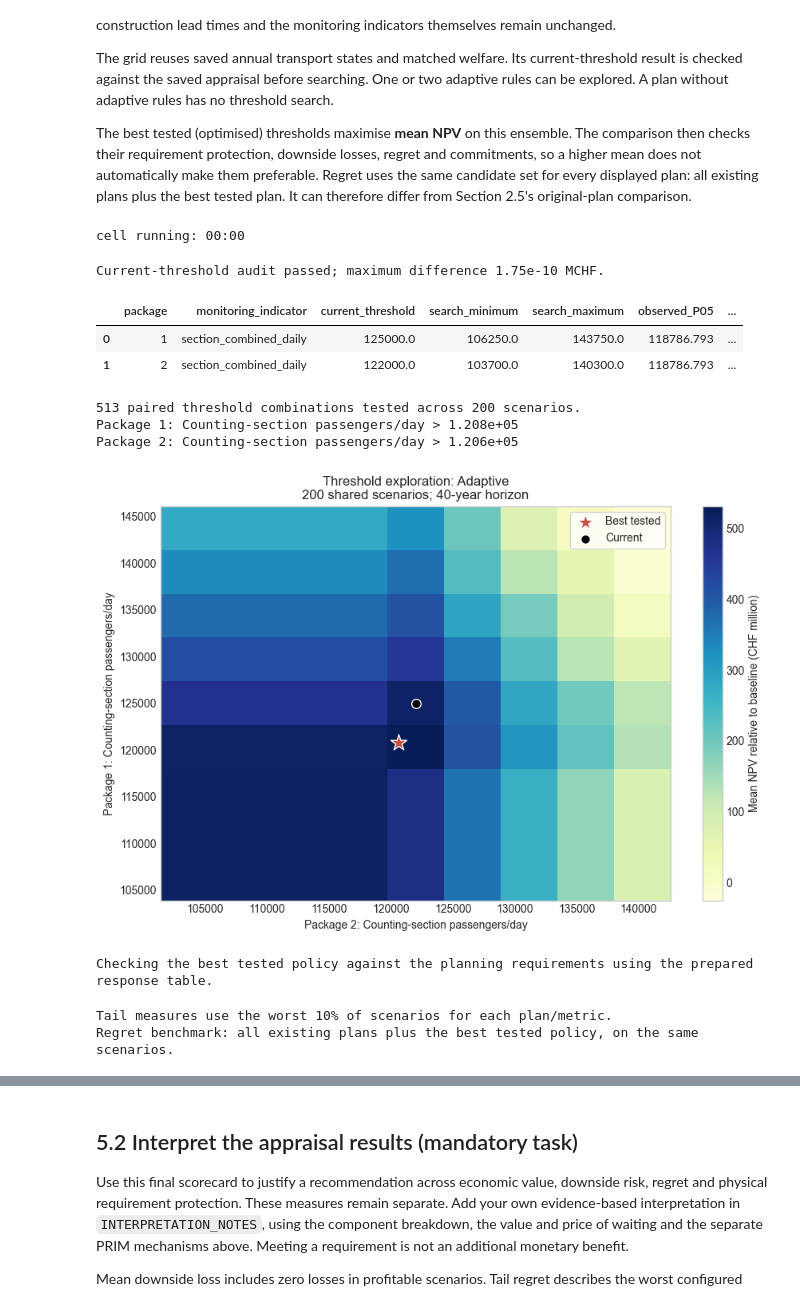
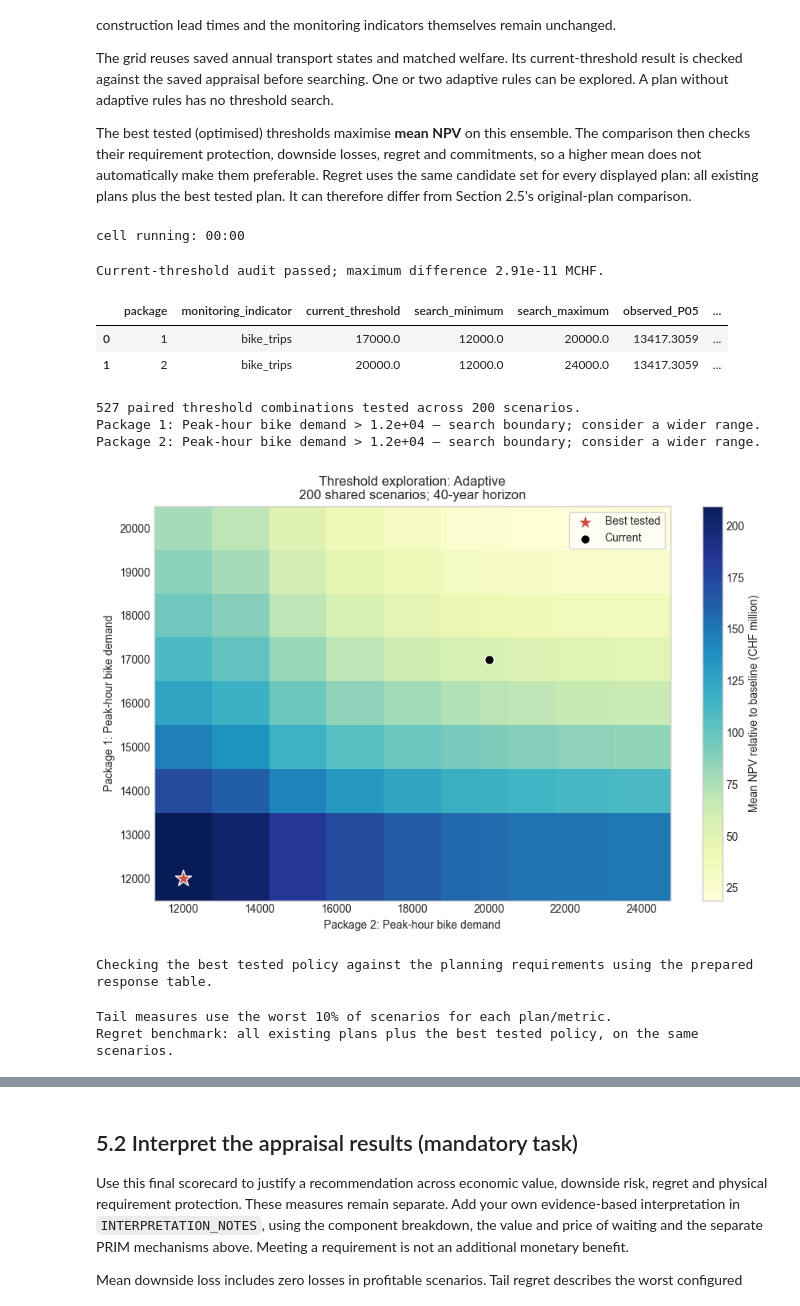
Before and after one commit to dmaure-ETHZ/IP-HS26-MehrSpur-CaseStudy-Domanyi-Londis-Maurer, a Jupyter notebook: notebooks/05_appraisal.ipynb, the cells around one changed output, grey strips where cells are left out. Saved outputs shown, nothing was run; the diff lists cells and outputs as text; code cells hidden in the pictures.

```diff
--- a/notebooks/05_appraisal.ipynb
+++ b/notebooks/05_appraisal.ipynb
@@ -2199,7 +2238,8 @@ cell running: 00:00
 # %%
 # Select a comparator, a question and (optionally) a specific scenario to inspect.
 SCENARIO_COMPARATOR = WAITING_COMPARATORS[0] if WAITING_COMPARATORS else None
-SCENARIO_FILTER = "higher_npv_no_new_failure"
+SCENARIO_FILTER = "new_requirement_failures"
+
 # Other filters: "saving_but_lower_npv", "new_requirement_failures", "all".
 SELECTED_SCENARIO = None  # A scenario ID, or None for the first matching scenario.
 SCENARIOS_TO_SHOW = 10
@@ -3032,7 +3072,7 @@ The best tested (optimised) thresholds maximise **mean NPV** on this ensemble. T
 # Local controls: thresholds use the selected monitoring indicator's units.
 OPTIMIZATION_PLAN = ADAPTIVE_PLAN
 OPTIMIZATION_COMPARATORS = COMPARISON_PLANS.copy()
-THRESHOLD_RANGES = {}  # Optional {1: (minimum, maximum), 2: (minimum, maximum)}.
+THRESHOLD_RANGES = {1: (12000, 20000), 2: (12000, 24000)}  # Optional {1: (minimum, maximum), 2: (minimum, maximum)}.
 THRESHOLD_HALF_WIDTH = 0.15  # Default: at least +/-15% of the current threshold.
 COARSE_POINTS = 9
 FINE_POINTS = 21
@@ -3231,40 +3271,40 @@ def _threshold_search():
                          | cases[f'decision{package}_year'].gt(0)).astype(int) for package in (1, 2))
         pending = sum(cases[f'stage{package}_scheduled_opening_year'].gt(N_YEARS).astype(int)
                       for package in (1, 2))
         comparison_rows.append({'plan': name, 'mean_NPV_MCHF': npv.mean(),
             'negative_NPV_percent': 100 * npv.lt(0).mean(),
             'expected_downside_loss_MCHF': (-npv).clip(lower=0).mean(),
             'worst_tail_mean_NPV_MCHF': npv.nsmallest(tail_count).mean(),
             'mean_regret_MCHF': regret.mean(), 'worst_tail_mean_regret_MCHF': regret.nlargest(tail_count).mean(),
             'requirements_met_percent': 100 * cases.all_requirements_met.mean(),
             'mean_failure_years': cases.failure_years.mean(),
             'no_commitment_percent': 100 * committed.eq(0).mean(),
             'pending_opening_percent': 100 * pending.gt(0).mean()})
     comparison = pd.DataFrame(comparison_rows).set_index('plan')
     labels = lambda name: 'Best tested thresholds' if name == '_best_tested' else plan_label(name)
     print(f'Tail measures use the worst {OPTIMIZATION_TAIL_FRACTION:.0%} of scenarios for each plan/metric.')
     print('Regret benchmark: all existing plans plus the best tested policy, on the same scenarios.')
     display(comparison.iloc[:, :6].rename(index=labels).round(1))
     display(comparison.iloc[:, 6:].rename(index=labels).round(1))
     export_table(comparison, '05_threshold_policy_comparison', index=True)
     export_table(selected_summary, '05_threshold_selected_policy_scenarios')
     export_table(requirements.reset_index(), '05_threshold_selected_policy_requirements')
     return {'grid': grid, 'best': best, 'comparison': comparison,
             'selected_scenarios': selected_summary, 'selected_requirements': requirements,
             'max_current_audit_error_MCHF': error}
 
 
 threshold_search_results = _threshold_search()
 # %% [output]
 cell running: 00:00
-Current-threshold audit passed; maximum difference 1.75e-10 MCHF.
+Current-threshold audit passed; maximum difference 2.91e-11 MCHF.
 |  | package | monitoring_indicator | current_threshold | search_minimum | search_maximum | observed_P05 | ... |
-| 0 | 1 | section_combined_daily | 125000.0 | 106250.0 | 143750.0 | 118786.793 | ... |
-| 1 | 2 | section_combined_daily | 122000.0 | 103700.0 | 140300.0 | 118786.793 | ... |
+| 0 | 1 | bike_trips | 17000.0 | 12000.0 | 20000.0 | 13417.3059 | ... |
+| 1 | 2 | bike_trips | 20000.0 | 12000.0 | 24000.0 | 13417.3059 | ... |
-513 paired threshold combinations tested across 200 scenarios.
-Package 1: Counting-section passengers/day > 1.208e+05
-Package 2: Counting-section passengers/day > 1.206e+05
+527 paired threshold combinations tested across 200 scenarios.
+Package 1: Peak-hour bike demand > 1.2e+04 — search boundary; consider a wider range.
+Package 2: Peak-hour bike demand > 1.2e+04 — search boundary; consider a wider range.
-[figure, old version]
+[figure, new version]
 Checking the best tested policy against the planning requirements using the prepared response table.
 Tail measures use the worst 10% of scenarios for each plan/metric.
 Regret benchmark: all existing plans plus the best tested policy, on the same scenarios.
```
Also changed, not shown: parts of 21 cells of this notebook, 21 other files.
